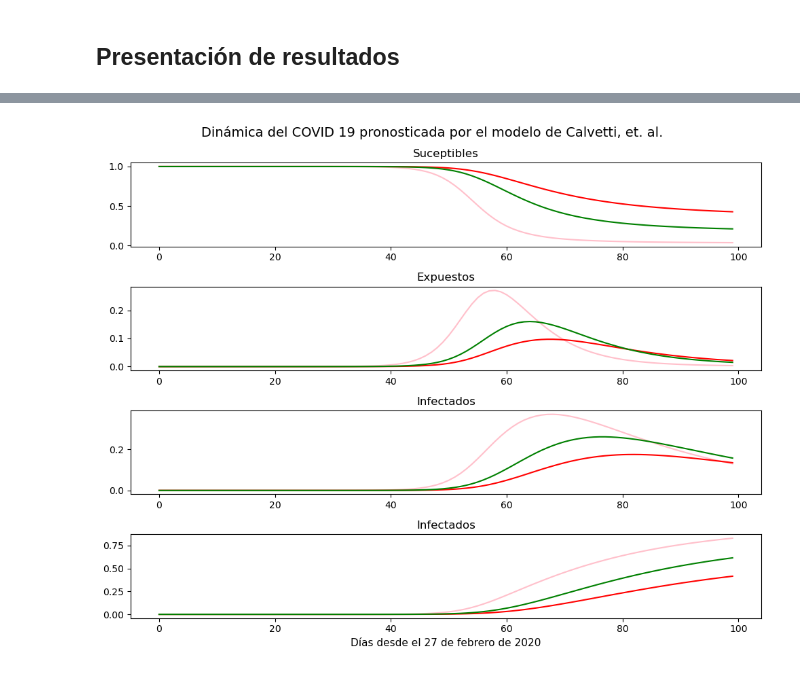
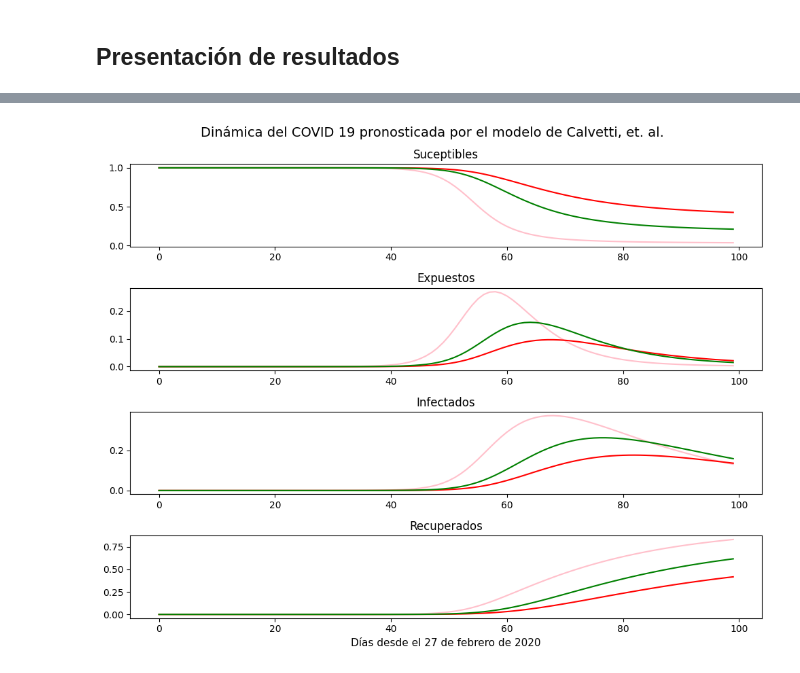
Before and after one commit to edtrelo/BioMatematica, a Jupyter notebook: Modeling COVID-19 Spreading in the ZMVM/mathematics/parameter_fitting.ipynb, the cells around one changed output, grey strips where cells are left out. Saved outputs shown, nothing was run; the diff lists cells and outputs as text; code cells hidden in the pictures.

```diff
--- a/Modeling COVID-19 Spreading in the ZMVM/mathematics/parameter_fitting.ipynb
+++ b/Modeling COVID-19 Spreading in the ZMVM/mathematics/parameter_fitting.ipynb
@@ -279,32 +280,32 @@ ax[1].plot(Ecdmx/pob[0], color = 'pink')
 ax[1].plot(Ehgo/pob[1], color = 'red')
 ax[1].plot(Eedomex/pob[2], color = 'g')
 ax[1].set_title('Expuestos')
 
 # ----------------------- infectados ------------------------------
 Icdmx = sol[2]
 Ihgo = sol[5 + 2]
 Iedomex = sol[5*2 + 2]
 
 ax[2].plot(Icdmx/pob[0], color = 'pink')
 ax[2].plot(Ihgo/pob[1], color = 'red')
 ax[2].plot(Iedomex/pob[2], color = 'g')
 ax[2].set_title('Infectados')
 
 # ---------------------- recuperados ------------------------------
 Rcdmx = sol[3]
 Rhgo = sol[5 + 3]
 Redomex = sol[5*2 + 3]
 
 ax[3].plot(Rcdmx/pob[0], color = 'pink')
 ax[3].plot(Rhgo/pob[1], color = 'red')
 ax[3].plot(Redomex/pob[2], color = 'g')
-ax[3].set_title('Infectados')
+ax[3].set_title('Recuperados')
 ax[3].set_xlabel('Días desde el 27 de febrero de 2020', fontsize = 11)
 
 
 plt.suptitle("Dinámica del COVID 19 pronosticada por el modelo de Calvetti, et. al.", fontsize = 14)
 fig.set_size_inches(10, 8)
 fig.tight_layout()
 plt.show()
 # %% [output]
-[figure, old version]
+[figure, new version]
```
Also changed, not shown: parts of 2 cells of this notebook.
